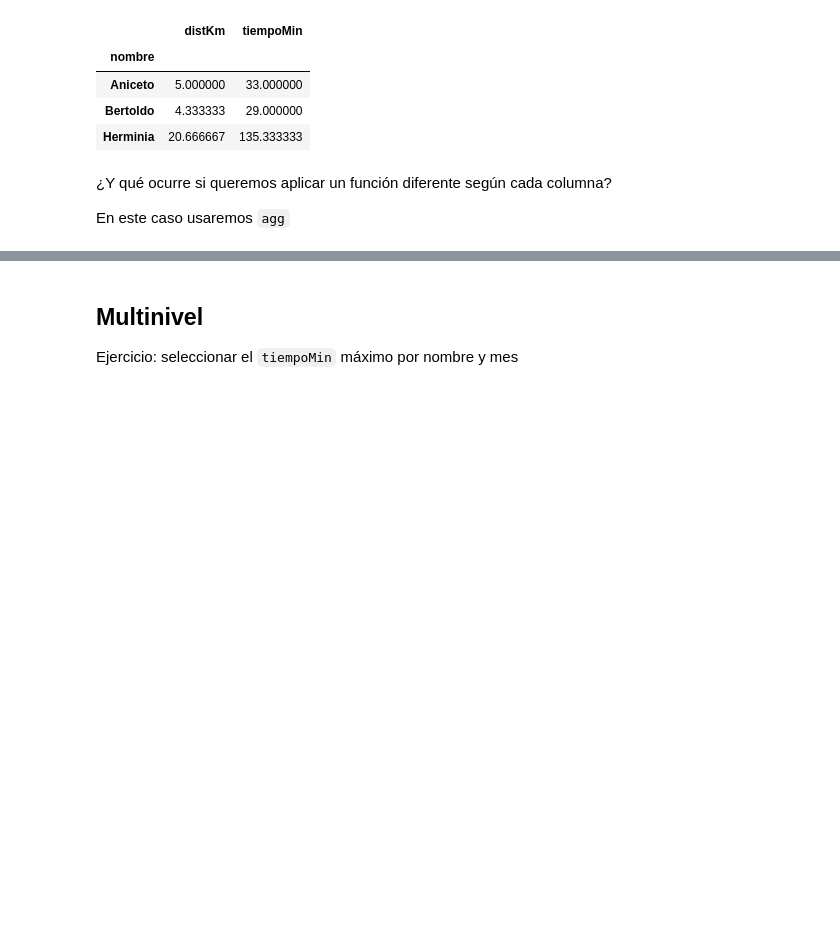
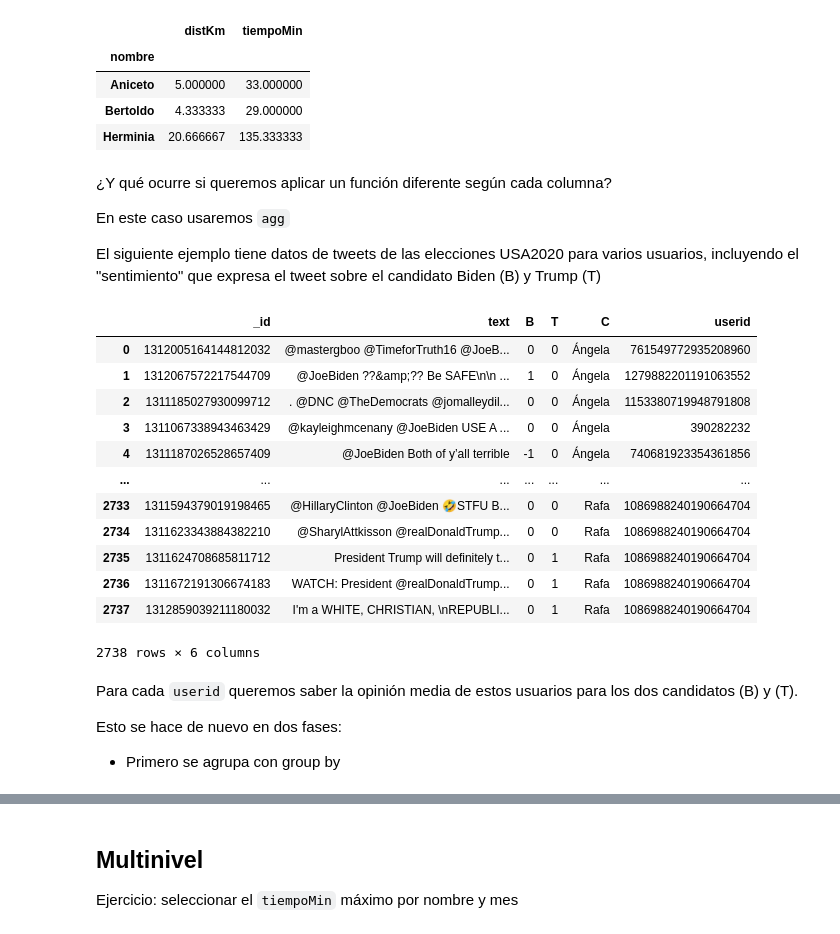
Before and after one commit to RafaelCaballero/APD, a Jupyter notebook: codigo/agregaciones.ipynb, the cells around one changed output, grey strips where cells are left out. Cells and saved outputs as stored; diff of their text form; code cells hidden in the pictures; blank space fills up the shorter version.

```diff
--- a/codigo/agregaciones.ipynb
+++ b/codigo/agregaciones.ipynb
@@ -115,3 +119,31 @@ media_por_nombre
 ¿Y qué ocurre si queremos aplicar un función diferente según cada columna?
 
 En este caso usaremos `agg`
+
+ El siguiente ejemplo tiene datos de tweets de las elecciones USA2020 para varios usuarios, incluyendo el "sentimiento" que expresa el tweet sobre el candidato Biden (B) y Trump (T)
+# %%
+import pandas as pd
+url = "https://github.com/RafaelCaballero/tdm/blob/master/datos/todousa2020_users.xlsx?raw=true"
+
+df = pd.read_excel(url)
+df
+# %% [output]
+|  | _id | text | B | T | C | userid |
+| 0 | 1312005164144812032 | @mastergboo @TimeforTruth16 @JoeB... | 0 | 0 | Ángela | 761549772935208960 |
+| 1 | 1312067572217544709 | @JoeBiden ??&amp;?? Be SAFE\n\n ... | 1 | 0 | Ángela | 1279882201191063552 |
+| 2 | 1311185027930099712 | . @DNC @TheDemocrats @jomalleydil... | 0 | 0 | Ángela | 1153380719948791808 |
+| 3 | 1311067338943463429 | @kayleighmcenany @JoeBiden USE A ... | 0 | 0 | Ángela | 390282232 |
+| 4 | 1311187026528657409 | @JoeBiden Both of y’all terrible | -1 | 0 | Ángela | 740681923354361856 |
+| ... | ... | ... | ... | ... | ... | ... |
+| 2733 | 1311594379019198465 | @HillaryClinton @JoeBiden 🤣STFU B... | 0 | 0 | Rafa | 1086988240190664704 |
+| 2734 | 1311623343884382210 | @SharylAttkisson @realDonaldTrump... | 0 | 0 | Rafa | 1086988240190664704 |
+| 2735 | 1311624708685811712 | President Trump will definitely t... | 0 | 1 | Rafa | 1086988240190664704 |
+| 2736 | 1311672191306674183 | WATCH: President @realDonaldTrump... | 0 | 1 | Rafa | 1086988240190664704 |
+| 2737 | 1312859039211180032 | I'm a WHITE, CHRISTIAN, \nREPUBLI... | 0 | 1 | Rafa | 1086988240190664704 |
+2738 rows × 6 columns
+# %% [markdown]
+Para cada `userid` queremos saber la opinión media de estos usuarios para los dos candidatos (B) y (T).
+
+Esto se hace de nuevo en dos fases:
+
+- Primero se agrupa con group by
```
Also changed, not shown: parts of 9 cells of this notebook.
